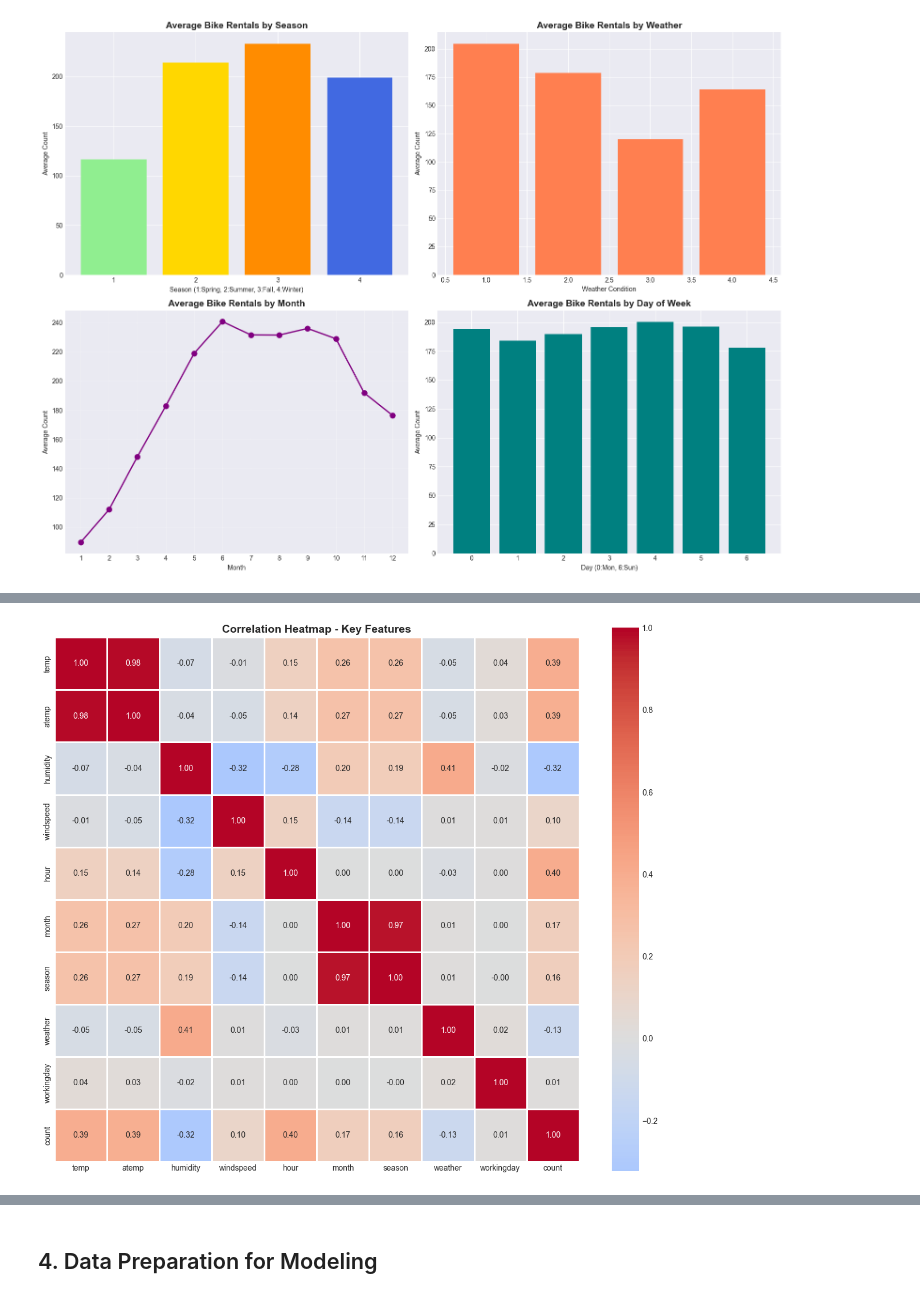
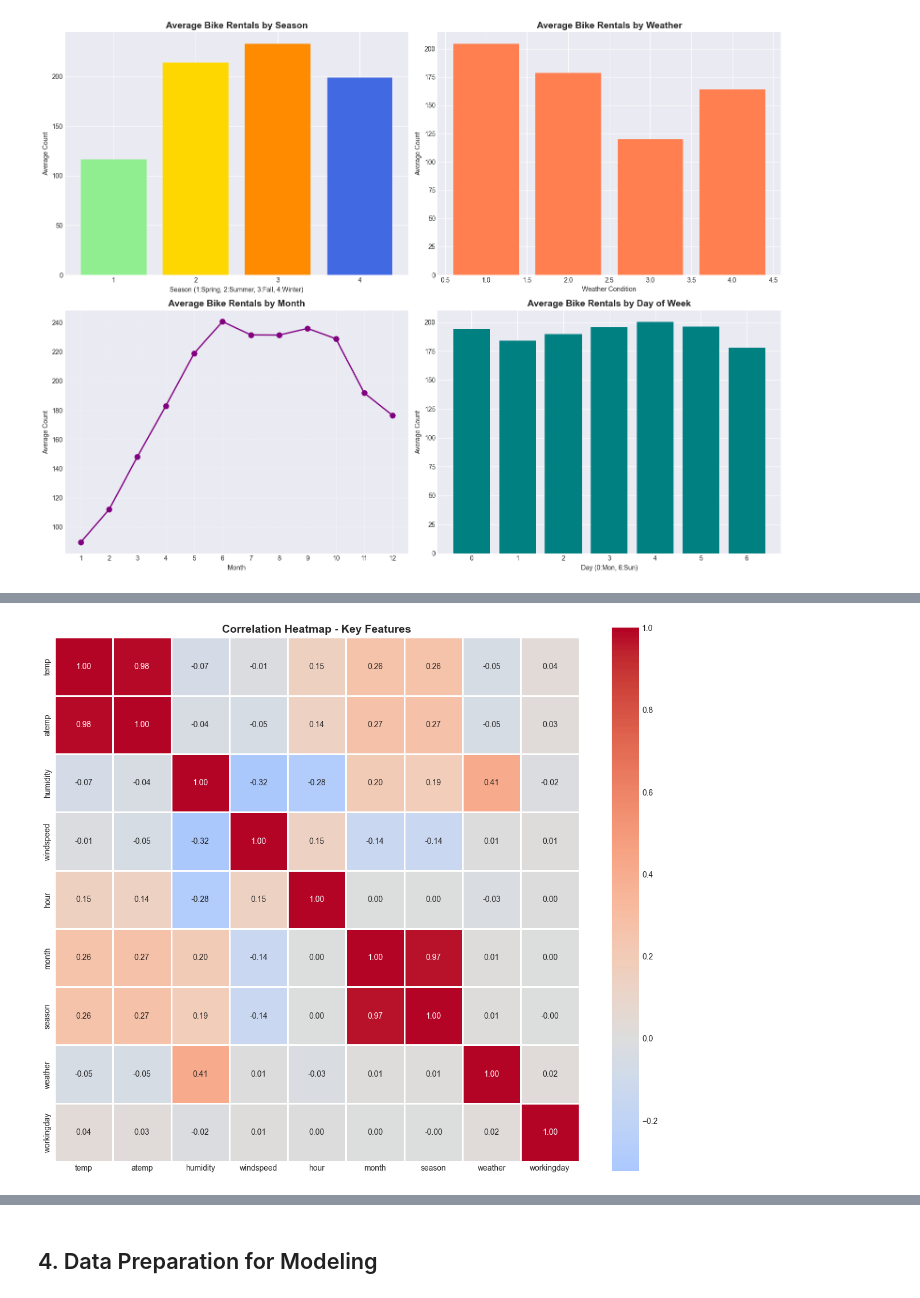
Before and after one commit to manju-wilp/Sem1, a Jupyter notebook: ML/assignments/1/bike_sharing_analysis.ipynb, the cells around one changed output, grey strips where cells are left out. Cells and saved outputs as stored; diff of their text form; code cells hidden in the pictures.

```diff
--- a/ML/assignments/1/bike_sharing_analysis.ipynb
+++ b/ML/assignments/1/bike_sharing_analysis.ipynb
@@ -359,14 +359,14 @@ Saved 37 feature correlations to 'correlations.csv'
 # %%
 # Correlation heatmap for key features
-key_features = ['temp', 'atemp', 'humidity', 'windspeed', 'hour', 'month', 'season', 'weather', 'workingday', 'count']
+key_features = ['temp', 'atemp', 'humidity', 'windspeed', 'hour', 'month', 'season', 'weather', 'workingday']
 plt.figure(figsize=(12, 10))
 sns.heatmap(train_df[key_features].corr(), annot=True, fmt='.2f', cmap='coolwarm', center=0,
             square=True, linewidths=1)
 plt.title('Correlation Heatmap - Key Features', fontsize=14, fontweight='bold')
 plt.tight_layout()
 plt.show()
 # %% [output]
-[figure, old version]
+[figure, new version]
 # %%
 # Weather conditions impact
 fig, axes = plt.subplots(1, 2, figsize=(16, 5))
```
Also changed, not shown: parts of 17 cells of this notebook, 1 other file.
